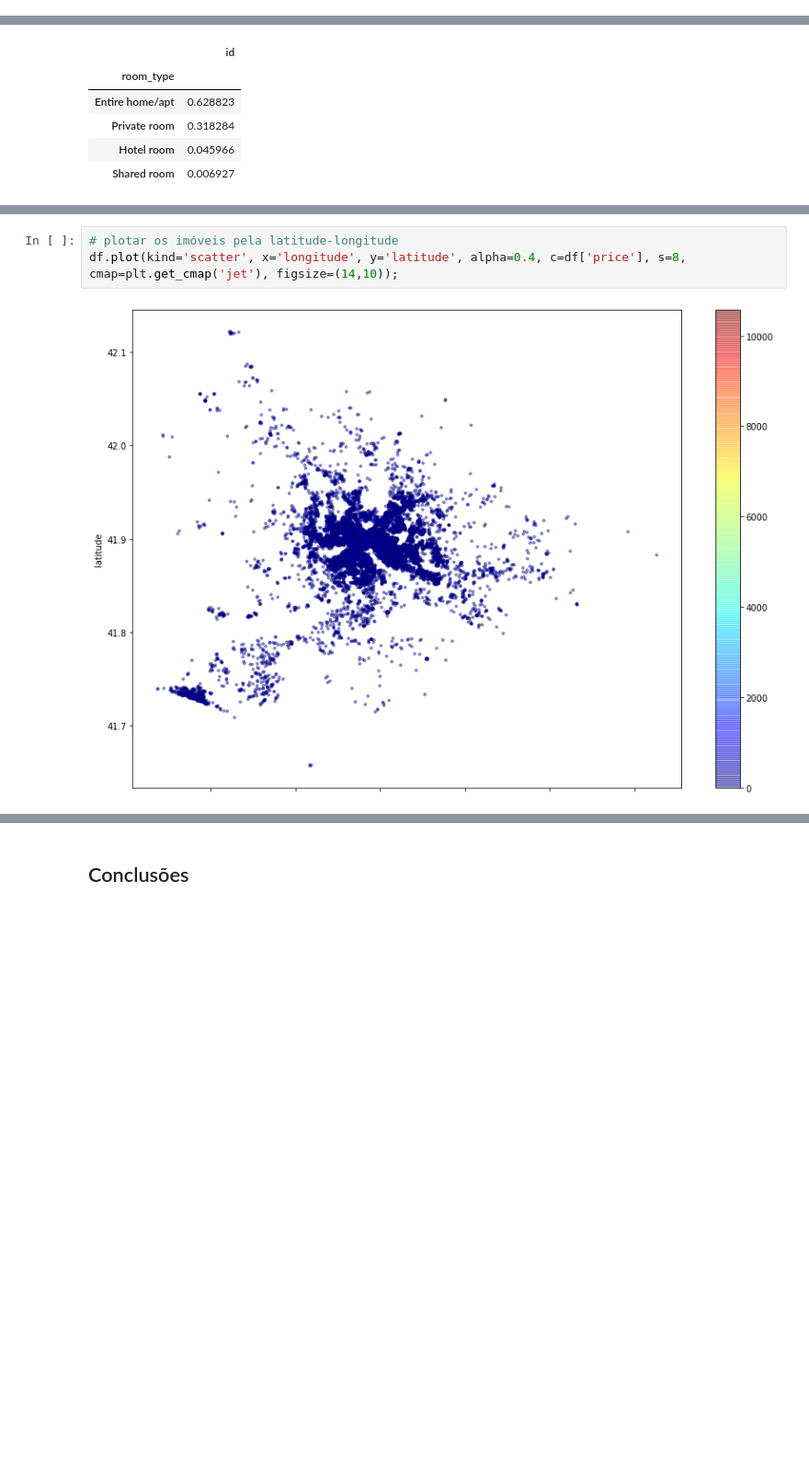
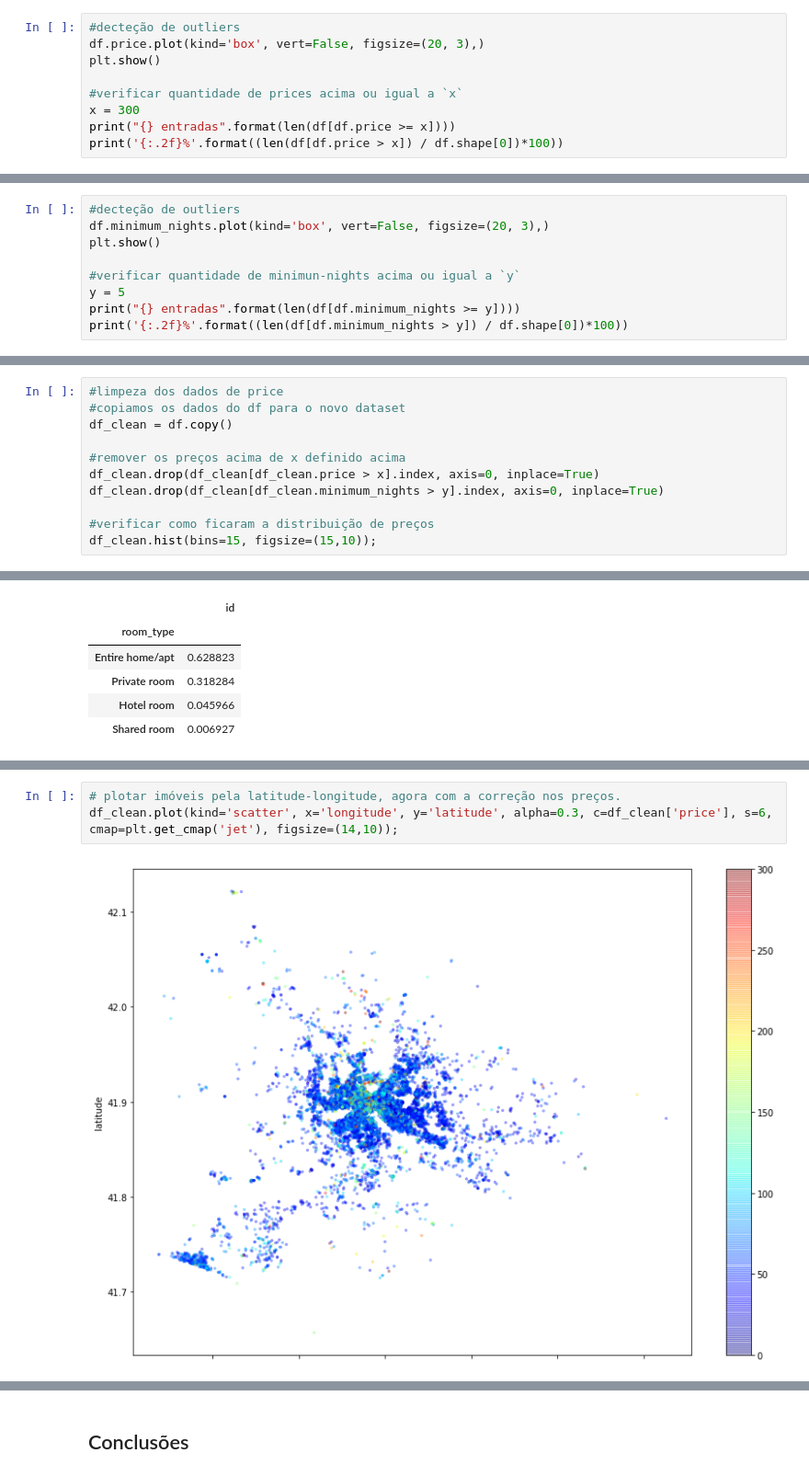
Before and after one commit to matheusbuniotto/portfolio, a Jupyter notebook: Analisando_os_Dados_do_Airbnb_Roma.ipynb, the cells around one changed output, grey strips where cells are left out. Shown: that part at 92% size. Saved outputs shown, nothing was run; the diff lists cells and outputs as text; blank space fills up the shorter version.

```diff
--- a/Analisando_os_Dados_do_Airbnb_Roma.ipynb
+++ b/Analisando_os_Dados_do_Airbnb_Roma.ipynb
@@ -192,0 +231,9 @@ A média dos preços é:   108.70675997300273
+# %%
+#decteção de outliers
+df.price.plot(kind='box', vert=False, figsize=(20, 3),)
+plt.show()
+
+#verificar quantidade de prices acima ou igual a `x`
+x = 300
+print("{} entradas".format(len(df[df.price >= x])))
+print('{:.2f}%'.format((len(df[df.price > x]) / df.shape[0])*100))
@@ -192,0 +244,9 @@ A média dos preços é:   108.70675997300273
+# %%
+#decteção de outliers
+df.minimum_nights.plot(kind='box', vert=False, figsize=(20, 3),)
+plt.show()
+
+#verificar quantidade de minimun-nights acima ou igual a `y`
+y = 5
+print("{} entradas".format(len(df[df.minimum_nights >= y])))
+print('{:.2f}%'.format((len(df[df.minimum_nights > y]) / df.shape[0])*100))
@@ -192,0 +259,11 @@ A média dos preços é:   108.70675997300273
+# %%
+#limpeza dos dados de price
+#copiamos os dados do df para o novo dataset
+df_clean = df.copy()
+
+#remover os preços acima de x definido acima
+df_clean.drop(df_clean[df_clean.price > x].index, axis=0, inplace=True)
+df_clean.drop(df_clean[df_clean.minimum_nights > y].index, axis=0, inplace=True)
+
+#verificar como ficaram a distribuição de preços
+df_clean.hist(bins=15, figsize=(15,10));
@@ -258,5 +363,5 @@ df[['room_type', 'id']].groupby('room_type').count()
 # %%
-# plotar os imóveis pela latitude-longitude
-df.plot(kind='scatter', x='longitude', y='latitude', alpha=0.4, c=df['price'], s=8, cmap=plt.get_cmap('jet'), figsize=(14,10));
+# plotar imóveis pela latitude-longitude, agora com a correção nos preços.
+df_clean.plot(kind='scatter', x='longitude', y='latitude', alpha=0.3, c=df_clean['price'], s=6, cmap=plt.get_cmap('jet'), figsize=(14,10));
 # %% [output]
-[figure, old version]
+[figure, new version]
```
Also changed, not shown: parts of 50 cells of this notebook.
